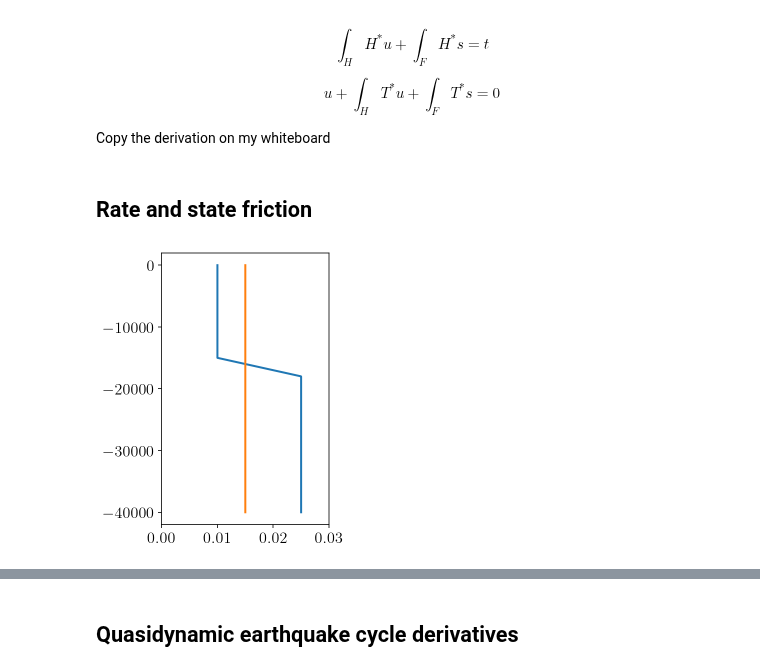
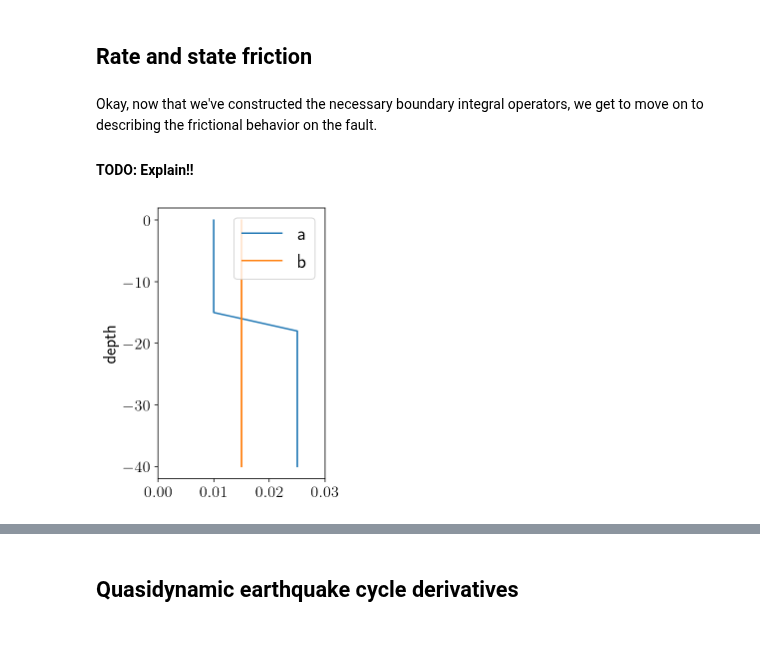
Before and after one commit to tbenthompson/tectosaur2, a Jupyter notebook: tutorials/c1qbx/part6_qd.ipynb, the cells around one changed output, grey strips where cells are left out. Drawn from its saved outputs; the diff is of its cells as text; code cells hidden in the pictures; blank space fills up the shorter version.

```diff
--- a/tutorials/c1qbx/part6_qd.ipynb
+++ b/tutorials/c1qbx/part6_qd.ipynb
@@ -203,11 +163,2 @@ plt.show()
-# %% [markdown]
-$$
-\int_{H} H^* u + \int_{F} H^* s = t
-$$
-$$
-u + \int_{H} T^* u + \int_{F} T^* s = 0
-$$
-
-Copy the derivation on my whiteboard
 # %% [markdown]
 ## Rate and state friction
@@ -224,32 +165,43 @@ class FrictionParams:
+# %% [markdown]
+Okay, now that we've constructed the necessary boundary integral operators, we get to move on to describing the frictional behavior on the fault.
+
+#### TODO: Explain!!
 # %%
-siay = 31556952
+siay = 31556952 # seconds in a year
 density = 2670  # rock density (kg/m^3)
 cs = np.sqrt(shear_modulus / density)  # Shear wave speed (m/s)
 eta = shear_modulus / (2 * cs)  # The radiation damping coefficient (kg / (m^2 * s))
 Vp = 1e-9  # Rate of plate motion
 sigma_n = 50e6  # Normal stress (Pa)
 
+# parameters describing "a", the coefficient of the direct velocity strengthening effect
 a0 = 0.01
 amax = 0.025
 fy = fault.pts[:, 1]
 H = 15000
 h = 3000
-a = np.where(
+fp_a = np.where(
     fy > -H, a0, np.where(fy > -(H + h), a0 + (amax - a0) * (fy + H) / -h, amax)
 )
 
-fp = FrictionParams(
-    a=a,  # direct velocity strengthening effect
-    b=0.015,  # state-based velocity weakening effect
-    Dc=0.008,  # state evolution length scale (m)
-    f0=0.6,  # baseline coefficient of friction
-    V0=1e-6,  # when V = V0, f = f0, V is (m/s)
-)
+# state-based velocity weakening effect
+fp_b = 0.015
+
+# state evolution length scale (m)
+fp_Dc = 0.008
+
+# baseline coefficient of friction
+fp_f0 = 0.6
+
+# if V = V0 and at steady state, then f = f0, units are m/s
+fp_V0 = 1e-6
 # %%
 plt.figure(figsize=(3, 5))
-plt.plot(fp.a, fy)
-plt.plot(np.full(fy.shape[0], fp.b), fy)
+plt.plot(fp_a, fy/1000, label='a')
+plt.plot(np.full(fy.shape[0], fp_b), fy/1000, label='b')
 plt.xlim([0, 0.03])
+plt.ylabel('depth')
+plt.legend()
 plt.show()
 # %% [output]
-[figure, old version]
+[figure, new version]
```
Also changed, not shown: parts of 58 cells of this notebook, 8 other files.
